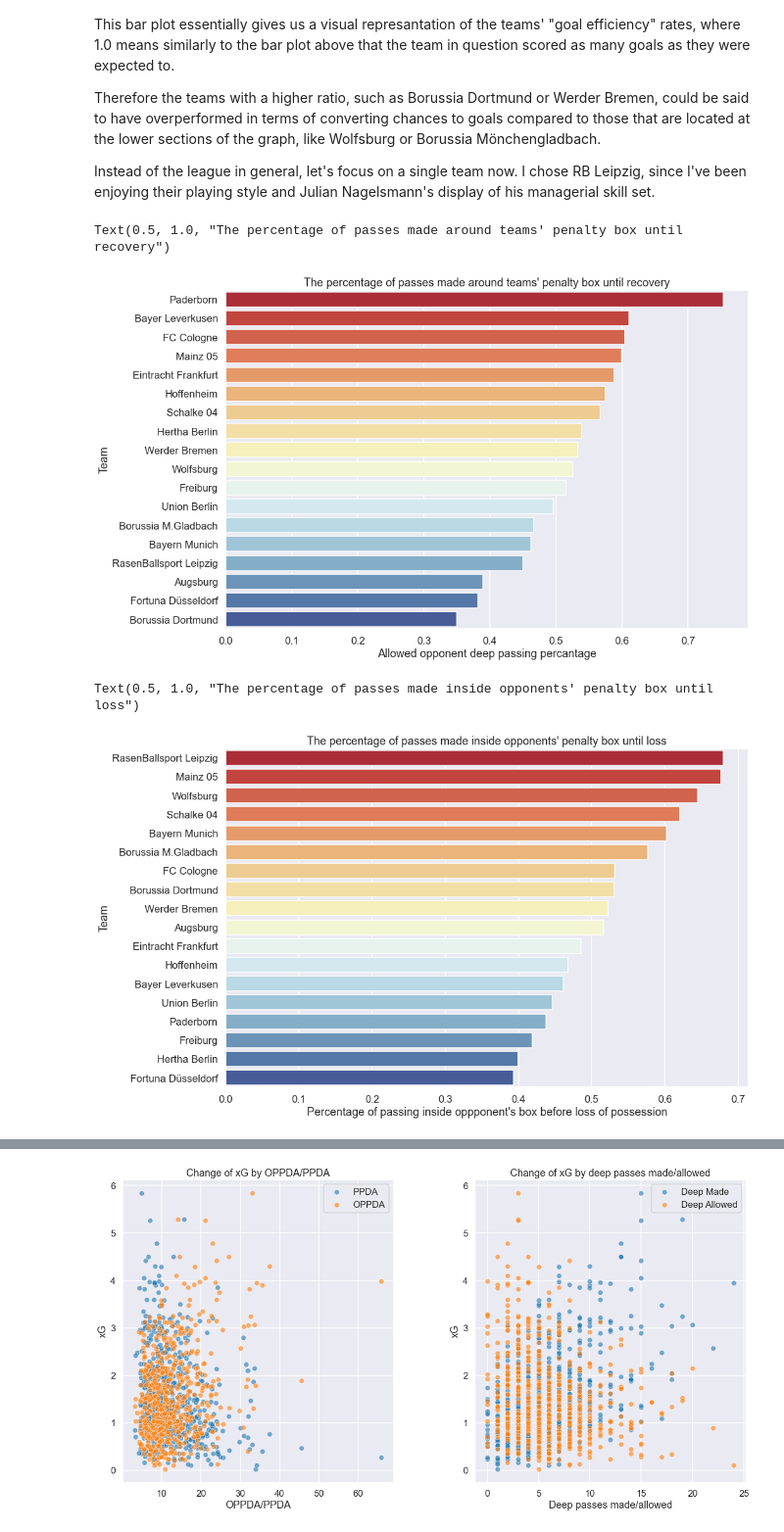
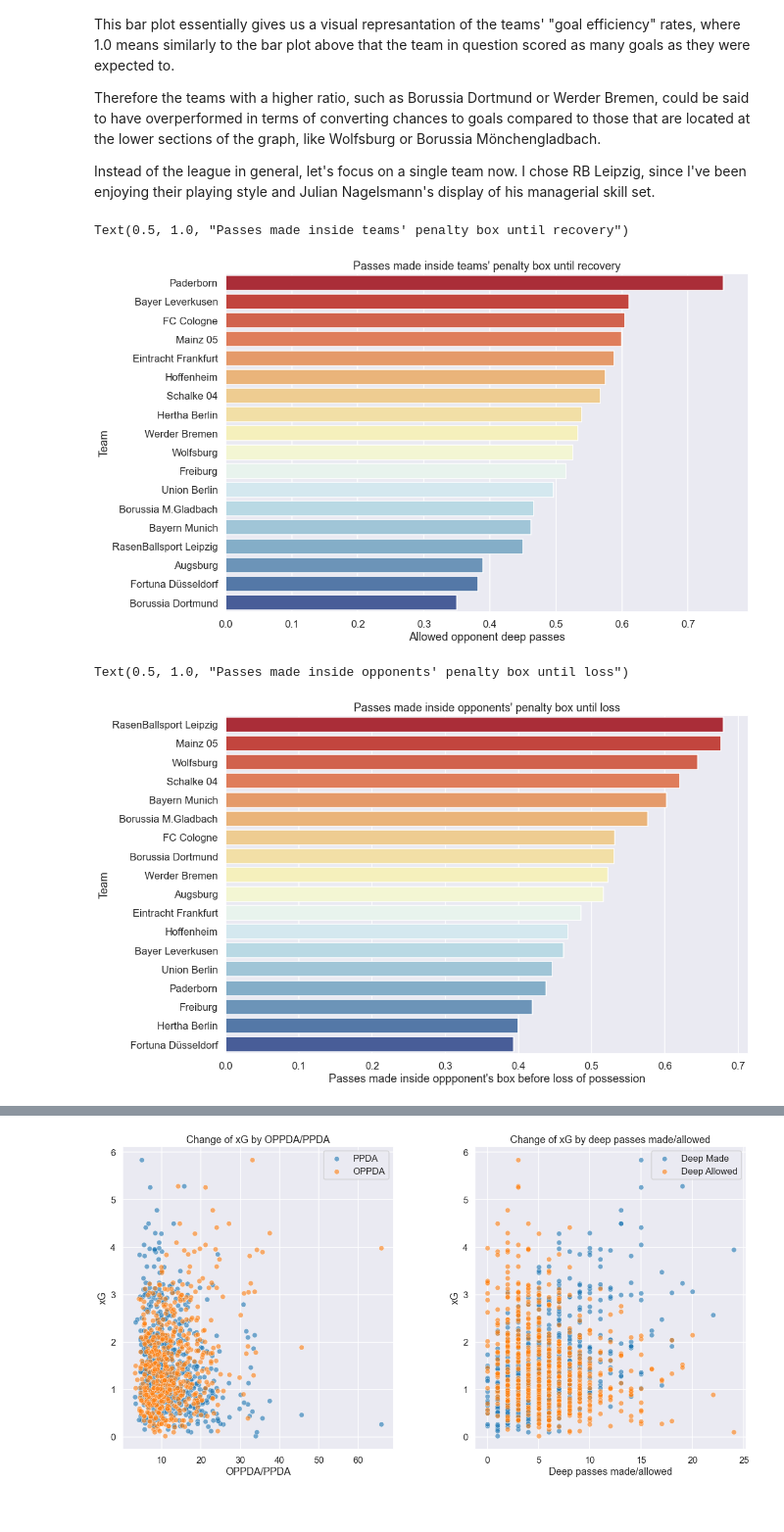
Before and after one commit to onatto11/EDA-and-Application-of-Various-Machine-Learning-Algroithms-on-Bundesliga-Data, a Jupyter notebook: Bundesliga EDA.ipynb, the cells around one changed output, grey strips where cells are left out. Shown at 98% size. Cells and saved outputs as stored; diff of their text form; code cells hidden in the pictures.

```diff
--- a/Bundesliga EDA.ipynb
+++ b/Bundesliga EDA.ipynb
@@ -349,26 +349,26 @@ Therefore the teams with a higher ratio, such as Borussia Dortmund or Werder Bre
 
 Instead of the league in general, let's focus on a single team now. I chose RB Leipzig, since I've been enjoying their playing style and Julian Nagelsmann's display of his managerial skill set.
 # %%
-#Plot a bar graph to show the percantage of how many of the passes allowed
-#before recovery were inside a team's penalty box
+#Plot a bar graph to show how many passes were allowed
+#before recovery inside a team's penalty box
 
 ax = plt.subplots(figsize=(15, 10))
 sns.barplot("press_eff", "team", data=bundesliga_press, palette="RdYlBu")
-plt.xlabel("Allowed opponent deep passing percantage")
+plt.xlabel("Allowed opponent deep passes")
 plt.ylabel("Team")
-plt.title("The percentage of passes made around teams' penalty box until recovery")
+plt.title("Passes made inside teams' penalty box until recovery")
 # %% [output]
-Text(0.5, 1.0, "The percentage of passes made around teams' penalty box until recovery")
+Text(0.5, 1.0, "Passes made inside teams' penalty box until recovery")
-[figure, old version]
+[figure, new version]
 # %%
-#Plot a bar graph to show the percantage of how many passes teams allowed
+#Plot a bar graph to show how many passes teams allowed
 #inside their penalty box before recovering the ball
 
 ax = plt.subplots(figsize=(15, 10))
 sns.barplot("peneteration", "team", data=bundesliga_penet, palette="RdYlBu")
-plt.xlabel("Percentage of passing inside oppponent's box before loss of possession")
+plt.xlabel("Passes made inside oppponent's box before loss of possession")
 plt.ylabel("Team")
-plt.title("The percentage of passes made inside opponents' penalty box until loss")
+plt.title("Passes made inside opponents' penalty box until loss")
 # %% [output]
-Text(0.5, 1.0, "The percentage of passes made inside opponents' penalty box until loss")
+Text(0.5, 1.0, "Passes made inside opponents' penalty box until loss")
-[figure, old version]
+[figure, new version]
```
Also changed, not shown: parts of 2 cells of this notebook.
